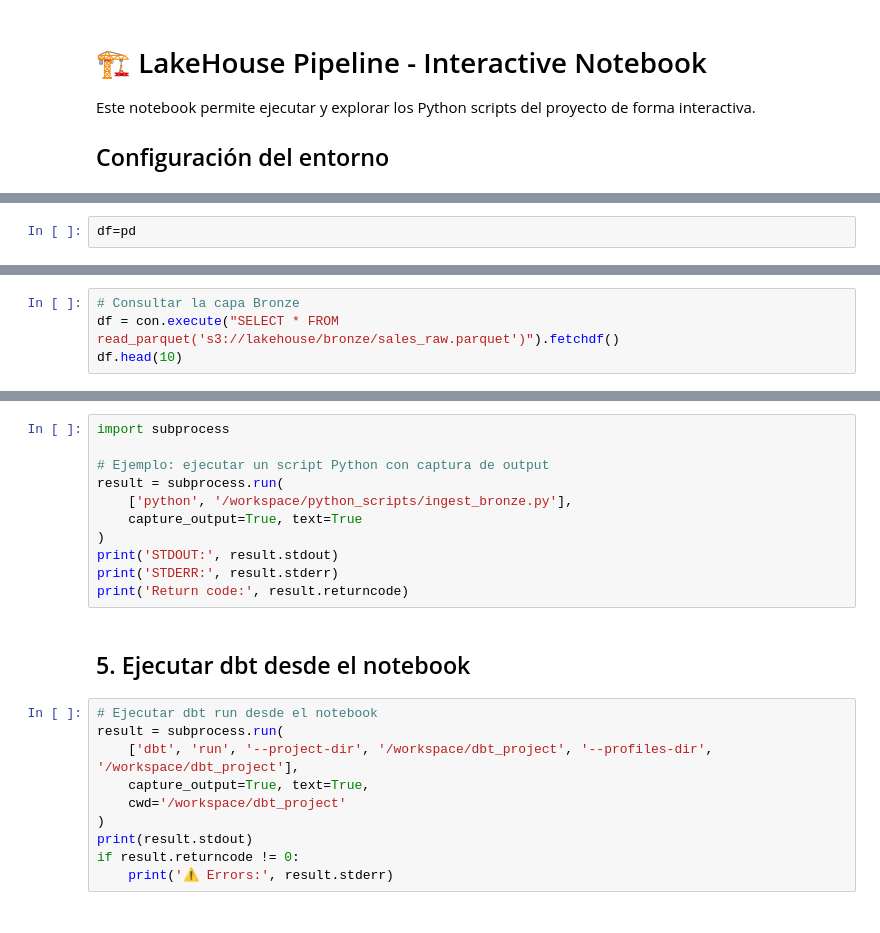
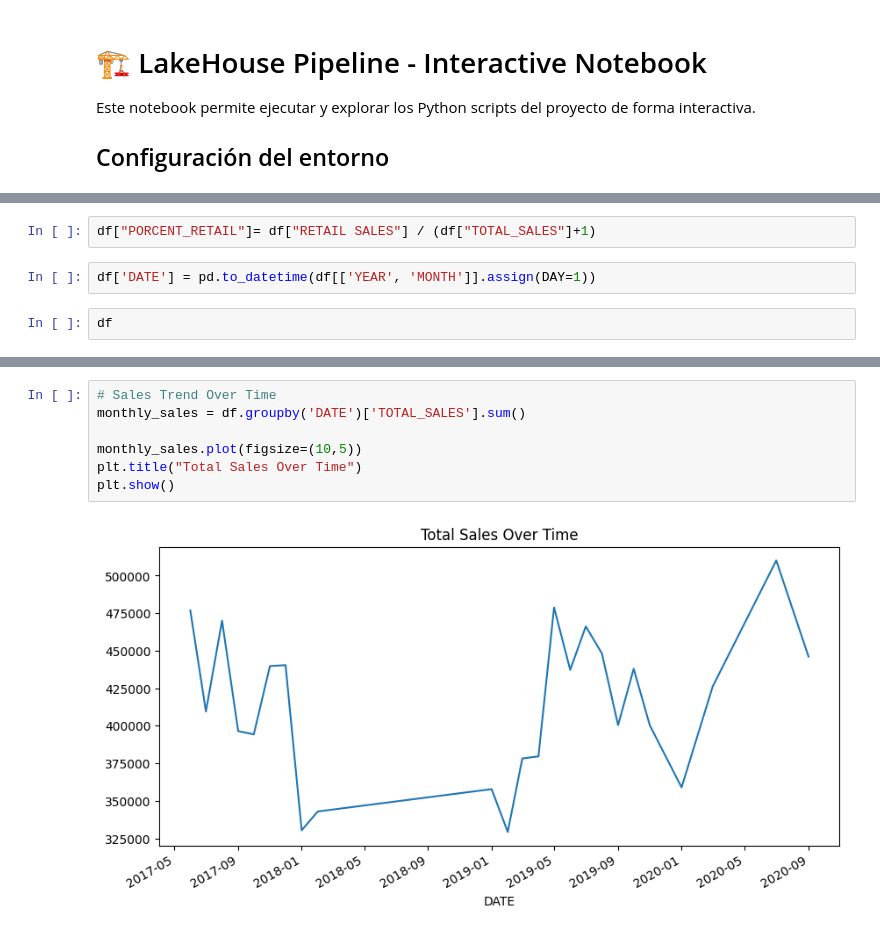
Before and after one commit to FrankDev88/LakeHouse-open-source, a Jupyter notebook: notebooks/01_run_pipeline.ipynb, the cells around one changed output, grey strips where cells are left out. Saved outputs shown, nothing was run; the diff lists cells and outputs as text.

```diff
--- a/notebooks/01_run_pipeline.ipynb
+++ b/notebooks/01_run_pipeline.ipynb
@@ -11,2 +45,6 @@ import pandas as pd
+# %%
+df["PORCENT_RETAIL"]= df["RETAIL SALES"] / (df["TOTAL_SALES"]+1)
+# %%
+df['DATE'] = pd.to_datetime(df[['YEAR', 'MONTH']].assign(DAY=1))
 # %%
-df=pd
+df
@@ -34,4 +64,0 @@ print('✅ DuckDB conectado a MinIO')
-# %%
-# Consultar la capa Bronze
-df = con.execute("SELECT * FROM read_parquet('s3://lakehouse/bronze/sales_raw.parquet')").fetchdf()
-df.head(10)
@@ -71,23 +65,9 @@ O usa `subprocess` para más control:
-# %%
-import subprocess
-
-# Ejemplo: ejecutar un script Python con captura de output
-result = subprocess.run(
-    ['python', '/workspace/python_scripts/ingest_bronze.py'],
-    capture_output=True, text=True
-)
-print('STDOUT:', result.stdout)
-print('STDERR:', result.stderr)
-print('Return code:', result.returncode)
-# %% [markdown]
-## 5. Ejecutar dbt desde el notebook
-# %%
-# Ejecutar dbt run desde el notebook
-result = subprocess.run(
-    ['dbt', 'run', '--project-dir', '/workspace/dbt_project', '--profiles-dir', '/workspace/dbt_project'],
-    capture_output=True, text=True,
-    cwd='/workspace/dbt_project'
-)
-print(result.stdout)
-if result.returncode != 0:
-    print('⚠️ Errors:', result.stderr)
+# %%
+# Sales Trend Over Time
+monthly_sales = df.groupby('DATE')['TOTAL_SALES'].sum()
+
+monthly_sales.plot(figsize=(10,5))
+plt.title("Total Sales Over Time")
+plt.show()
+# %% [output]
+[figure, added]
```
Also changed, not shown: parts of 17 cells of this notebook, 4 other files.
